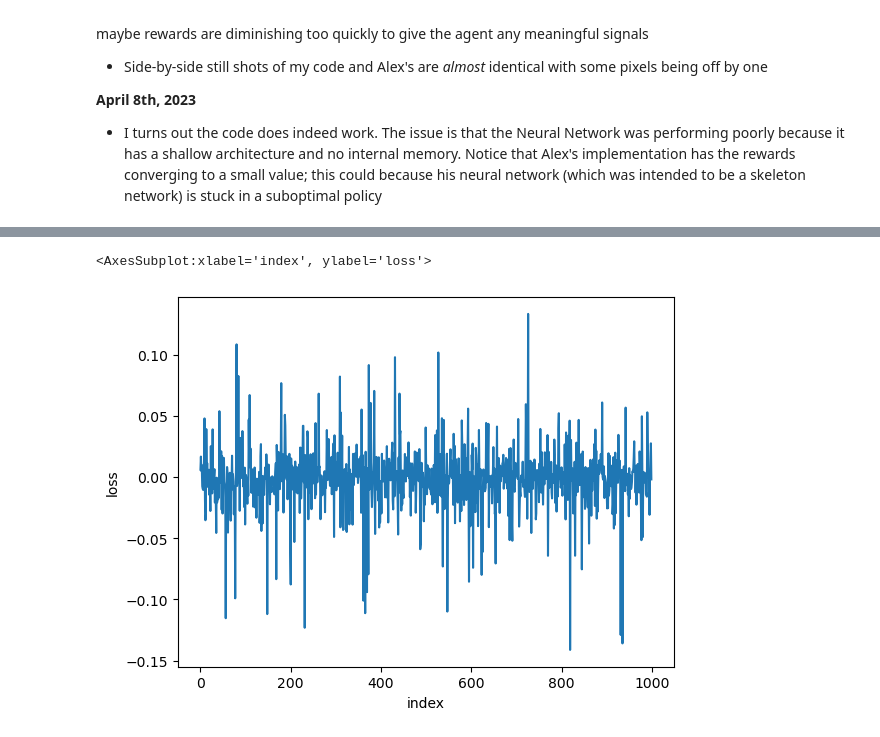
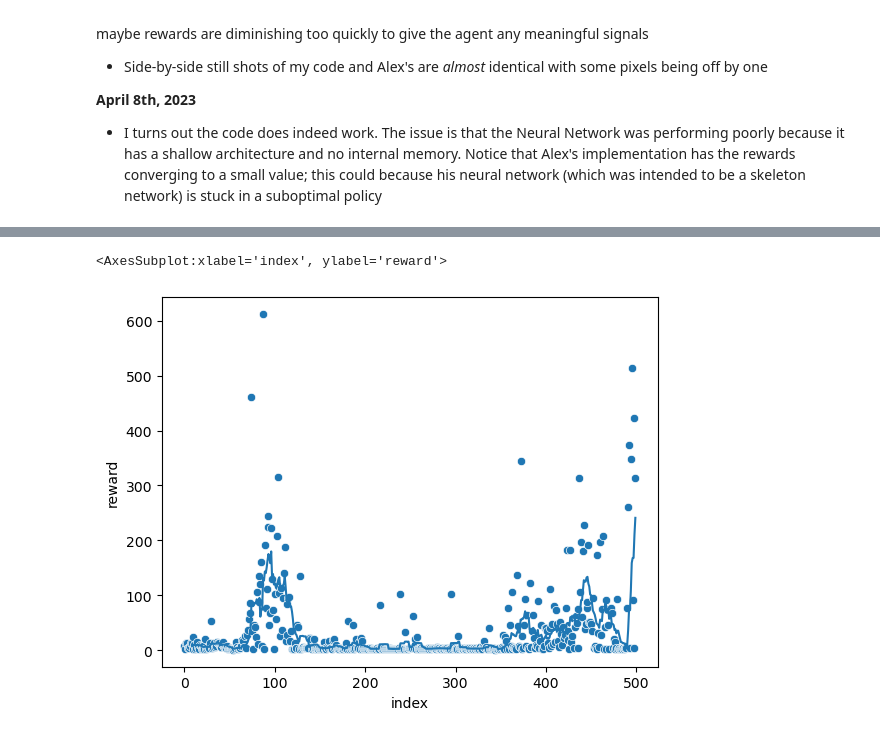
Before and after one commit to oliverc1623/Sim2Real, a Jupyter notebook: vista/rl/analyze.ipynb, the cells around one changed output, grey strips where cells are left out. Drawn from its saved outputs; the diff is of its cells as text; code cells hidden in the pictures.

```diff
--- a/vista/rl/analyze.ipynb
+++ b/vista/rl/analyze.ipynb
@@ -35,7 +35,6 @@ maybe rewards are diminishing too quickly to give the agent any meaningful signa
 
 - I turns out the code does indeed work. The issue is that the Neural Network was performing poorly because it has a shallow architecture and no internal memory. Notice that Alex's implementation has the rewards converging to a small value; this could because his neural network (which was intended to be a skeleton network) is stuck in a suboptimal policy
 # %%
-df = pd.read_csv("results/results_2023-04-09_16-52-00.txt", sep='\t')
+df = pd.read_csv("results/results_2023-04-11_16-53-37.txt", sep='\t')
 df = df.reset_index()
 df['reward_avg'] = df['reward'].rolling(window=10).mean()
-df
@@ -56,5 +48,6 @@ df
 # %%
-sns.lineplot(data=df, x='index', y='loss')
+sns.scatterplot(data=df, x='index', y='reward')
+sns.lineplot(data=df, x='index', y='reward_avg')
 # %% [output]
-<AxesSubplot:xlabel='index', ylabel='loss'>
+<AxesSubplot:xlabel='index', ylabel='reward'>
-[figure, old version]
+[figure, new version]
```
Also changed, not shown: parts of 3 cells of this notebook, 4 other files.
